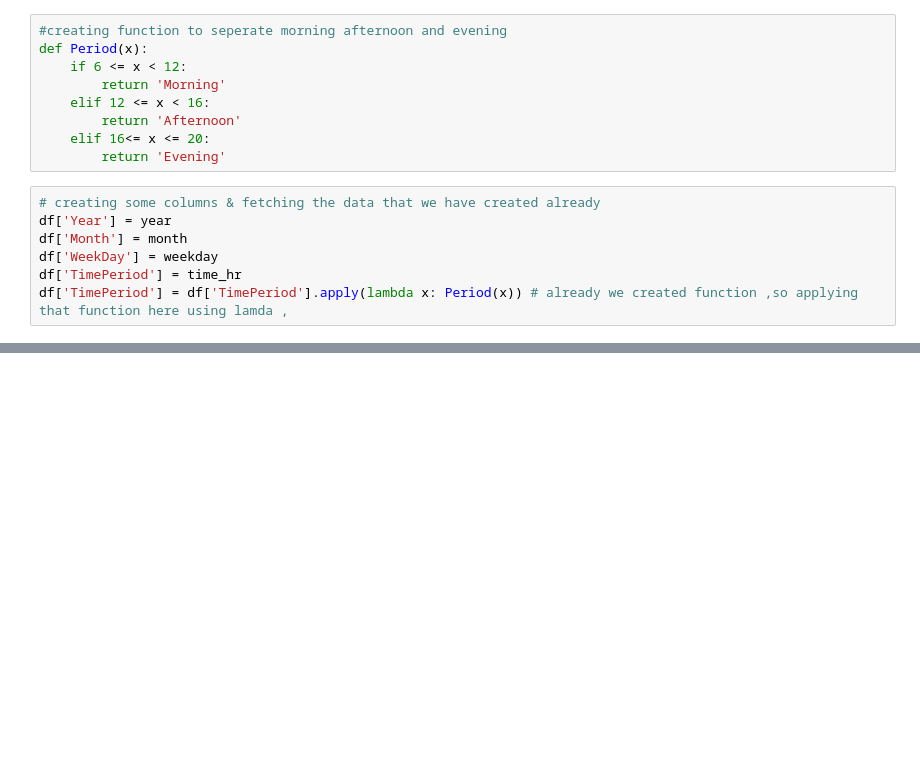
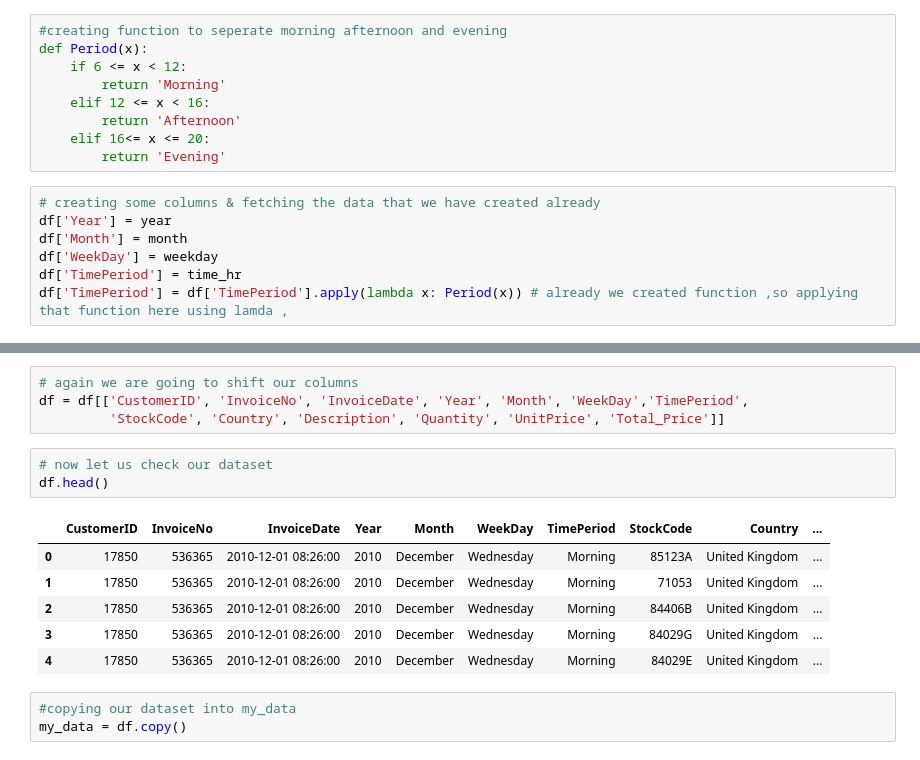
Before and after one commit to PratibhaSanganmath/ML-Online-Retail-Customer-segmentation, a Jupyter notebook: Online_Retail_Customer_Segmentation_1_Capstone_Project.ipynb, the cells around one changed output, grey strips where cells are left out. Saved outputs shown, nothing was run; the diff lists cells and outputs as text; blank space fills up the shorter version.

```diff
--- a/Online_Retail_Customer_Segmentation_1_Capstone_Project.ipynb
+++ b/Online_Retail_Customer_Segmentation_1_Capstone_Project.ipynb
@@ -357,3 +357,20 @@ df.head() # returns the first 5 rows of the dataset
 | 2 | 17850 | 536365 | 2010-12-01 08:26:00 | 84406B | United Kingdom | CREAM CUPID HEARTS COAT HANGER | 8 | 2.75 | 22.00 | ... |
 | 3 | 17850 | 536365 | 2010-12-01 08:26:00 | 84029G | United Kingdom | KNITTED UNION FLAG HOT WATER BOTTLE | 6 | 3.39 | 20.34 | ... |
 | 4 | 17850 | 536365 | 2010-12-01 08:26:00 | 84029E | United Kingdom | RED WOOLLY HOTTIE WHITE HEART. | 6 | 3.39 | 20.34 | ... |
+# %%
+# again we are going to shift our columns
+df = df[['CustomerID', 'InvoiceNo', 'InvoiceDate', 'Year', 'Month', 'WeekDay','TimePeriod',
+         'StockCode', 'Country', 'Description', 'Quantity', 'UnitPrice', 'Total_Price']]
+# %%
+# now let us check our dataset
+df.head()
+# %% [output]
+|  | CustomerID | InvoiceNo | InvoiceDate | Year | Month | WeekDay | TimePeriod | StockCode | Country | ... |
+| 0 | 17850 | 536365 | 2010-12-01 08:26:00 | 2010 | December | Wednesday | Morning | 85123A | United Kingdom | ... |
+| 1 | 17850 | 536365 | 2010-12-01 08:26:00 | 2010 | December | Wednesday | Morning | 71053 | United Kingdom | ... |
+| 2 | 17850 | 536365 | 2010-12-01 08:26:00 | 2010 | December | Wednesday | Morning | 84406B | United Kingdom | ... |
+| 3 | 17850 | 536365 | 2010-12-01 08:26:00 | 2010 | December | Wednesday | Morning | 84029G | United Kingdom | ... |
+| 4 | 17850 | 536365 | 2010-12-01 08:26:00 | 2010 | December | Wednesday | Morning | 84029E | United Kingdom | ... |
+# %%
+#copying our dataset into my_data
+my_data = df.copy()
```
Also changed, not shown: parts of 8 cells of this notebook.
